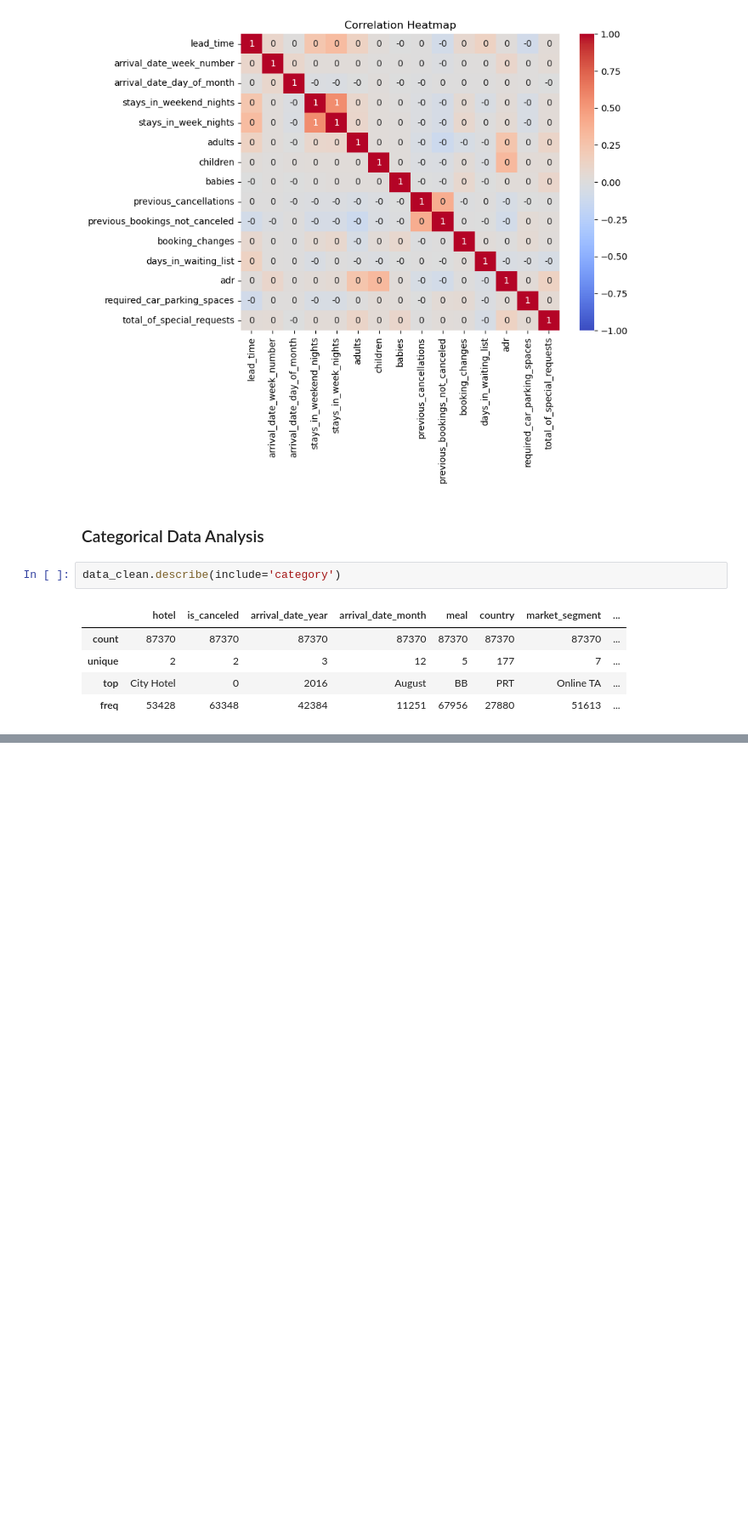
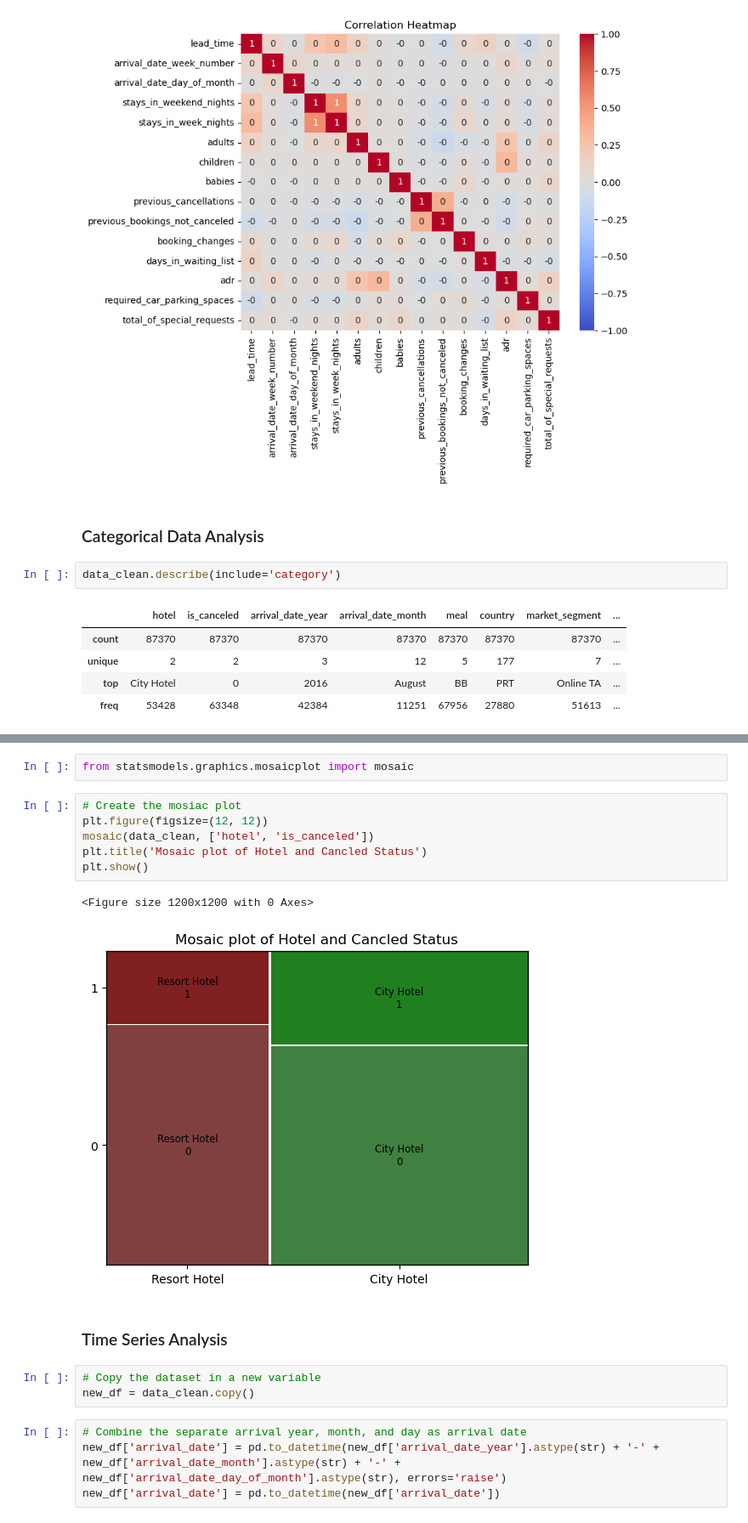
Before and after one commit to adars124/ML-practice, a Jupyter notebook: EDA-Assignment.ipynb, the cells around one changed output, grey strips where cells are left out. Shown at 85% size. Cells and saved outputs as stored; diff of their text form; blank space fills up the shorter version.

```diff
--- a/EDA-Assignment.ipynb
+++ b/EDA-Assignment.ipynb
@@ -456,0 +591,20 @@ le = LabelEncoder()
+# %%
+from statsmodels.graphics.mosaicplot import mosaic
+# %%
+# Create the mosiac plot
+plt.figure(figsize=(12, 12))
+mosaic(data_clean, ['hotel', 'is_canceled'])
+plt.title('Mosaic plot of Hotel and Cancled Status')
+plt.show()
+# %% [output]
+<Figure size 1200x1200 with 0 Axes>
+[figure, added]
+# %% [markdown]
+### Time Series Analysis
+# %%
+# Copy the dataset in a new variable
+new_df = data_clean.copy()
+# %%
+# Combine the separate arrival year, month, and day as arrival date
+new_df['arrival_date'] = pd.to_datetime(new_df['arrival_date_year'].astype(str) + '-' + new_df['arrival_date_month'].astype(str) + '-' + new_df['arrival_date_day_of_month'].astype(str), errors='raise')
+new_df['arrival_date'] = pd.to_datetime(new_df['arrival_date'])
```
Also changed, not shown: parts of 21 cells of this notebook.
